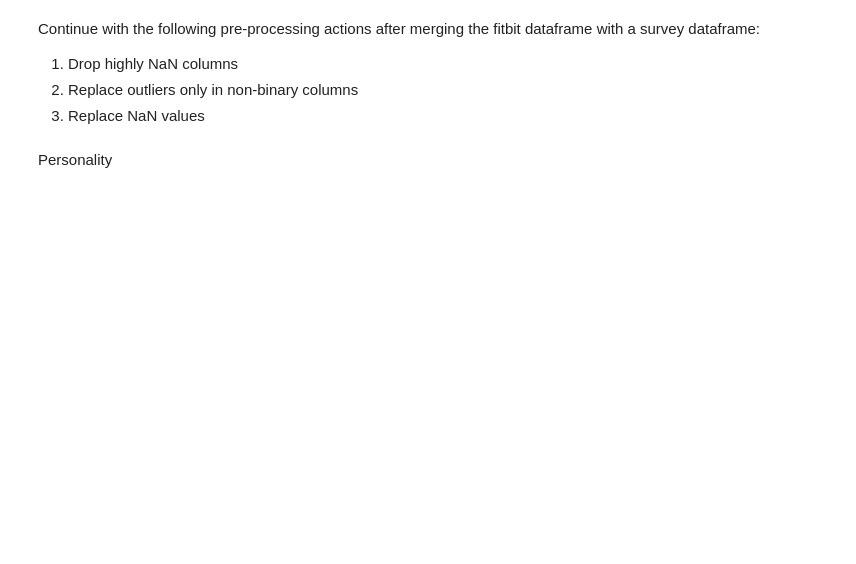
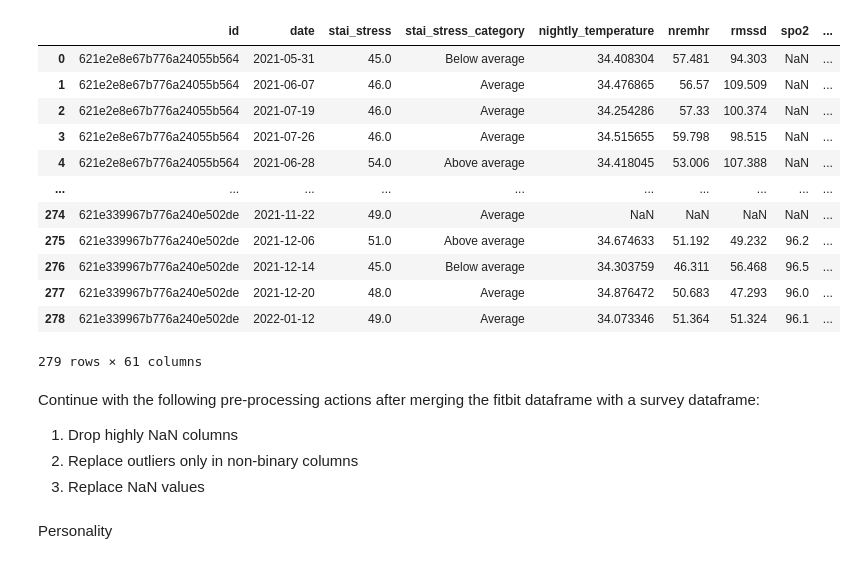
Before and after one commit to kcristinaa/RAIS-miniproject, a Jupyter notebook: surveys_preprocessing.ipynb, the cells around one changed output. Drawn from its saved outputs; the diff is of its cells as text; code cells hidden in the pictures; blank space fills up the shorter version.

```diff
--- a/surveys_preprocessing.ipynb
+++ b/surveys_preprocessing.ipynb
@@ -4,0 +80,2 @@ import preprocessing_functions
+# %%
+users = list(fitbit['id'].unique())
@@ -4,0 +127,7 @@ import preprocessing_functions
+# %%
+stai = pd.read_pickle('./data/surveys/stai.pkl')
+stai = stai.rename(columns={"user_id": "id", "submitdate": "date"})
+stai["date"] = pd.to_datetime(pd.to_datetime(stai["date"]).dt.date)
+stai.drop_duplicates(subset=['id', 'date'], keep='first', inplace=True)
+stai = stai.drop(columns=['type'])
+stai
@@ -4,0 +148,17 @@ import preprocessing_functions
+# %%
+fitbit_stai = preprocessing_functions.weekly_fitbit_frequency(stai, fitbit, users)
+fitbit_stai
+# %% [output]
+|  | id | date | stai_stress | stai_stress_category | nightly_temperature | nremhr | rmssd | spo2 | ... |
+| 0 | 621e2e8e67b776a24055b564 | 2021-05-31 | 45.0 | Below average | 34.408304 | 57.481 | 94.303 | NaN | ... |
+| 1 | 621e2e8e67b776a24055b564 | 2021-06-07 | 46.0 | Average | 34.476865 | 56.57 | 109.509 | NaN | ... |
+| 2 | 621e2e8e67b776a24055b564 | 2021-07-19 | 46.0 | Average | 34.254286 | 57.33 | 100.374 | NaN | ... |
+| 3 | 621e2e8e67b776a24055b564 | 2021-07-26 | 46.0 | Average | 34.515655 | 59.798 | 98.515 | NaN | ... |
+| 4 | 621e2e8e67b776a24055b564 | 2021-06-28 | 54.0 | Above average | 34.418045 | 53.006 | 107.388 | NaN | ... |
+| ... | ... | ... | ... | ... | ... | ... | ... | ... | ... |
+| 274 | 621e339967b776a240e502de | 2021-11-22 | 49.0 | Average | NaN | NaN | NaN | NaN | ... |
+| 275 | 621e339967b776a240e502de | 2021-12-06 | 51.0 | Above average | 34.674633 | 51.192 | 49.232 | 96.2 | ... |
+| 276 | 621e339967b776a240e502de | 2021-12-14 | 45.0 | Below average | 34.303759 | 46.311 | 56.468 | 96.5 | ... |
+| 277 | 621e339967b776a240e502de | 2021-12-20 | 48.0 | Average | 34.876472 | 50.683 | 47.293 | 96.0 | ... |
+| 278 | 621e339967b776a240e502de | 2022-01-12 | 49.0 | Average | 34.073346 | 51.364 | 51.324 | 96.1 | ... |
+279 rows × 61 columns
```
Also changed, not shown: parts of 27 cells of this notebook, 7 other files.
